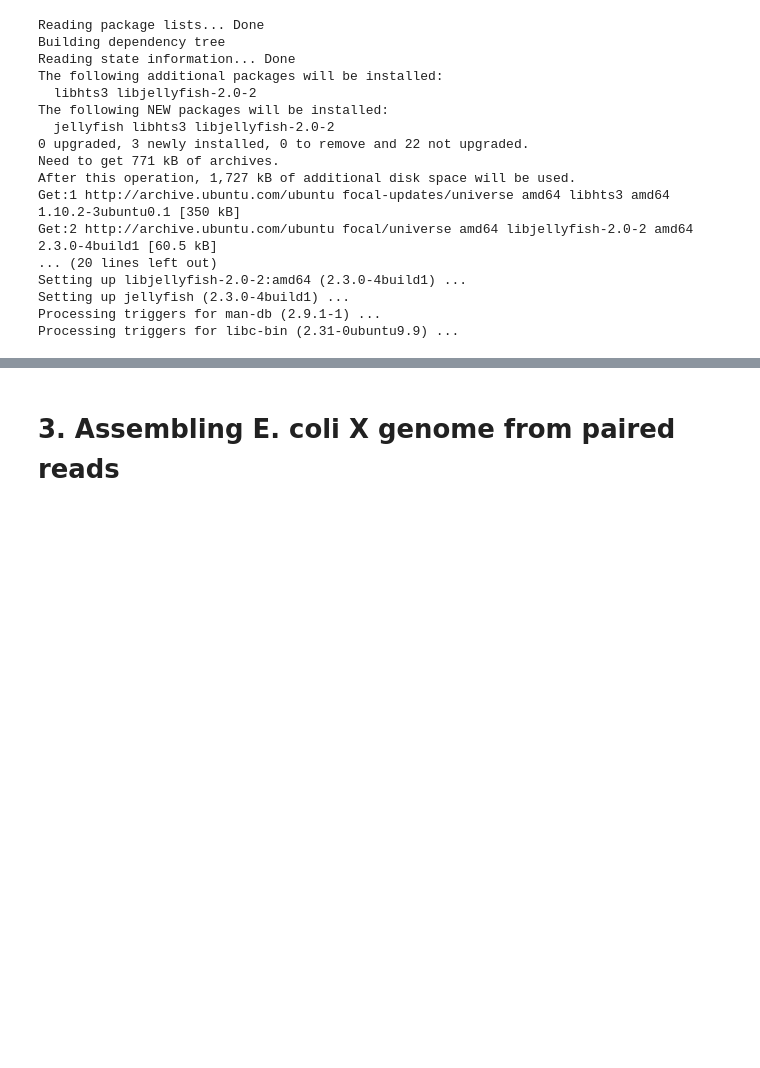
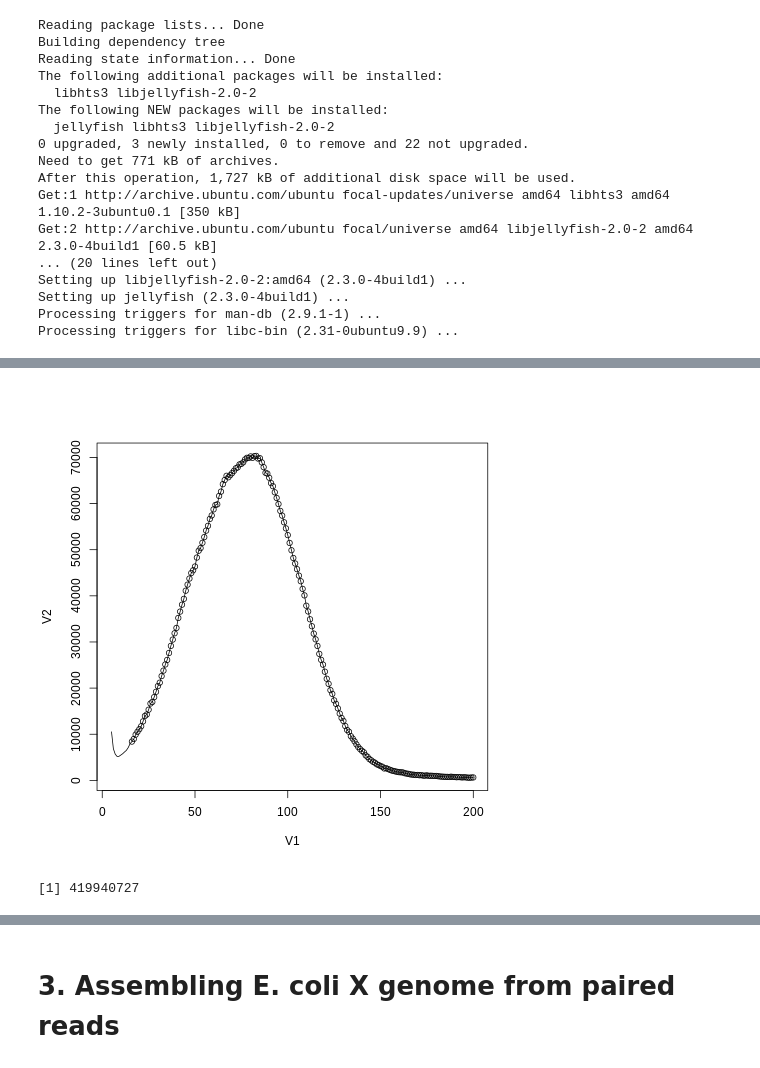
Before and after one commit to Lynxlazy/genomics-data-analysis, a Jupyter notebook: Project2.ipynb, the cells around one changed output, grey strips where cells are left out. Drawn from its saved outputs; the diff is of its cells as text; code cells hidden in the pictures; blank space fills up the shorter version.

```diff
--- a/Project2.ipynb
+++ b/Project2.ipynb
@@ -84,0 +84,12 @@ terminate called after throwing an instance of 'std::runtime_error'
+# %%
+%%R
+mer_counts <- read.table("mer_counts.histo")
+plot(mer_counts[5:200,],type="l")
+points(mer_counts[16:200,])
+# %% [output]
+[figure, added]
+# %%
+%%R
+sum(as.numeric(mer_counts[16:1130,1]*mer_counts[16:1130,2]))
+# %% [output]
+[1] 419940727
```
Also changed, not shown: parts of 18 cells of this notebook.
